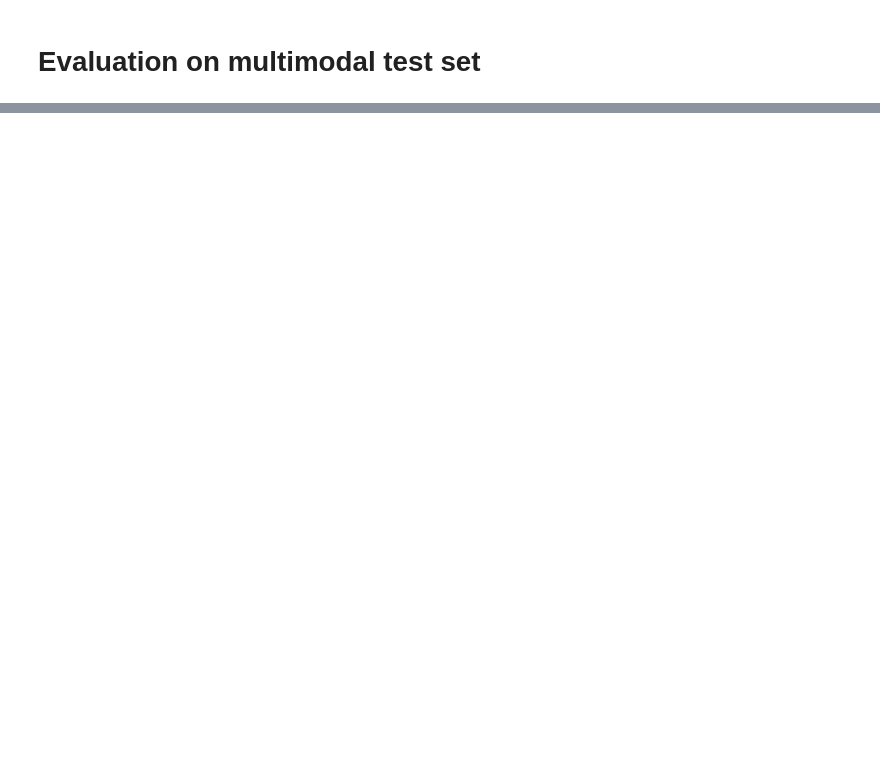
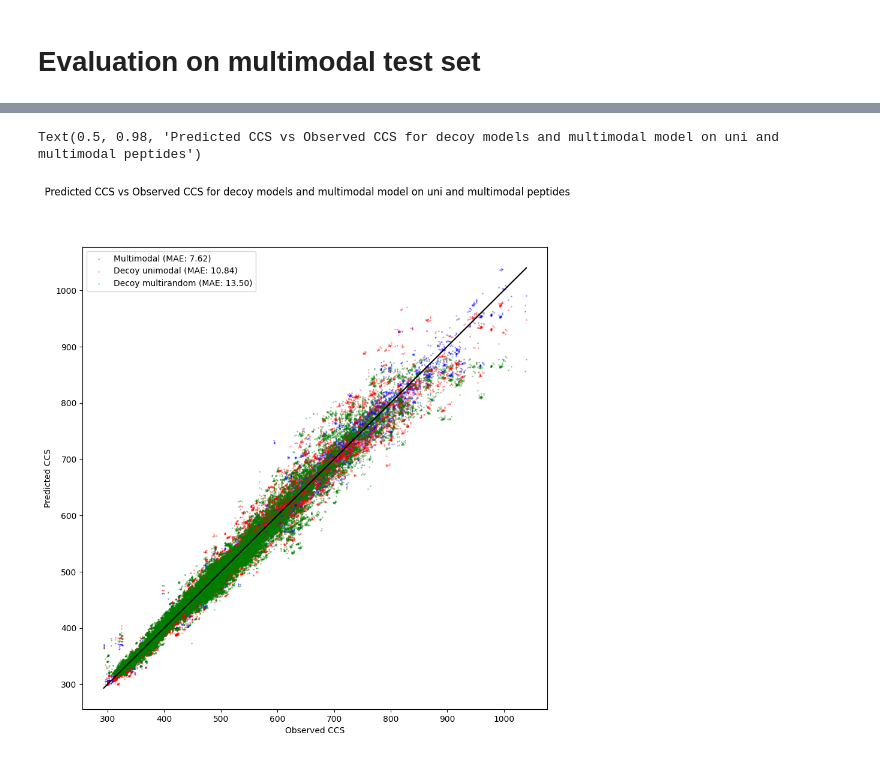
Before and after one commit to rodvrees/IM2DeepMulti, a Jupyter notebook: IM2DeepMulti/evaluations/decoy_evaluation.ipynb, the cells around one changed output, grey strips where cells are left out. Cells and saved outputs as stored; diff of their text form; code cells hidden in the pictures; blank space fills up the shorter version.

```diff
--- a/IM2DeepMulti/evaluations/decoy_evaluation.ipynb
+++ b/IM2DeepMulti/evaluations/decoy_evaluation.ipynb
@@ -29,0 +218,5 @@ plt, axes = plt.subplots(nrows=1, ncols=2, figsize=(20, 10))
+# %%
+# Calculate shifts per charge and instead of adding charge to PXD data, add shift to predictions
+Evaluation_dataset_with_overlap = pd.read_csv('/home/robbe/IM2DeepMulti/dataset/Evaluation_dataset_with_overlap_v2.csv')
+traindata = pd.read_csv('/home/robbe/IM2DeepMulti/dataset/final_conformers_filtered.csv')
+traindata.head()
@@ -29,0 +253,4 @@ plt, axes = plt.subplots(nrows=1, ncols=2, figsize=(20, 10))
+# %%
+traindata_highest_intensity = traindata.groupby(['Modified sequence', 'Charge'], as_index=False).apply(lambda x: x.loc[x['Intensity'].idxmax()])
+# %%
+ccs_df_aligned = align(Evaluation_dataset_with_overlap, traindata_highest_intensity, ccs_df)
@@ -29,0 +292,22 @@ plt, axes = plt.subplots(nrows=1, ncols=2, figsize=(20, 10))
+# %%
+ccs_df_aligned['Closest_multimodal_prediction'] = ccs_df_aligned.apply(lambda x: x['multimodal_predicted_CCS1'] if abs(x['CCS'] - x['multimodal_predicted_CCS1']) < abs(x['CCS'] - x['multimodal_predicted_CCS2']) else x['multimodal_predicted_CCS2'], axis=1)
+ccs_df_aligned['Closest_decoy_unimodal_prediction'] = ccs_df_aligned.apply(lambda x: x['decoy_unimodal_predicted_CCS1'] if abs(x['CCS'] - x['decoy_unimodal_predicted_CCS1']) < abs(x['CCS'] - x['decoy_unimodal_predicted_CCS2']) else x['decoy_unimodal_predicted_CCS2'], axis=1)
+ccs_df_aligned['Closest_decoy_multirandom_prediction'] = ccs_df_aligned.apply(lambda x: x['decoy_multirandom_predicted_CCS1'] if abs(x['CCS'] - x['decoy_multirandom_predicted_CCS1']) < abs(x['CCS'] - x['decoy_multirandom_predicted_CCS2']) else x['decoy_multirandom_predicted_CCS2'], axis=1)
+# %%
+fig, ax = plt.subplots(figsize=(10, 10))
+ax.scatter(ccs_df_aligned['CCS'], ccs_df_aligned['Closest_multimodal_prediction'], color='blue', label='Multimodal', s=1, alpha=0.3)
+ax.scatter(ccs_df_aligned['CCS'], ccs_df_aligned['Closest_decoy_unimodal_prediction'], color='red', label='Decoy unimodal', s=1, alpha=0.3)
+ax.scatter(ccs_df_aligned['CCS'], ccs_df_aligned['Closest_decoy_multirandom_prediction'], color='green', label='Decoy multirandom', s=1, alpha=0.3)
+ax.plot([min(ccs_df_aligned['CCS']), max(ccs_df_aligned['CCS'])], [min(ccs_df_aligned['CCS']), max(ccs_df_aligned['CCS'])], color="black")
+ax.set_xlabel('Observed CCS')
+ax.set_ylabel('Predicted CCS')
+# Add MAE to legend for each plot
+legend_text_multimodal = f'Multimodal (MAE: {np.mean(np.abs(ccs_df_aligned["Closest_multimodal_prediction"] - ccs_df_aligned["CCS"])):.2f})'
+legend_text_decoy_unimodal = f'Decoy unimodal (MAE: {np.mean(np.abs(ccs_df_aligned["Closest_decoy_unimodal_prediction"] - ccs_df_aligned["CCS"])):.2f})'
+legend_text_decoy_multirandom = f'Decoy multirandom (MAE: {np.mean(np.abs(ccs_df_aligned["Closest_decoy_multirandom_prediction"] - ccs_df_aligned["CCS"])):.2f})'
+ax.legend([legend_text_multimodal, legend_text_decoy_unimodal, legend_text_decoy_multirandom])
+
+fig.suptitle('Predicted CCS vs Observed CCS for decoy models and multimodal model on uni and multimodal peptides')
+# %% [output]
+Text(0.5, 0.98, 'Predicted CCS vs Observed CCS for decoy models and multimodal model on uni and multimodal peptides')
+[figure, added]
```
Also changed, not shown: parts of 32 cells of this notebook.
